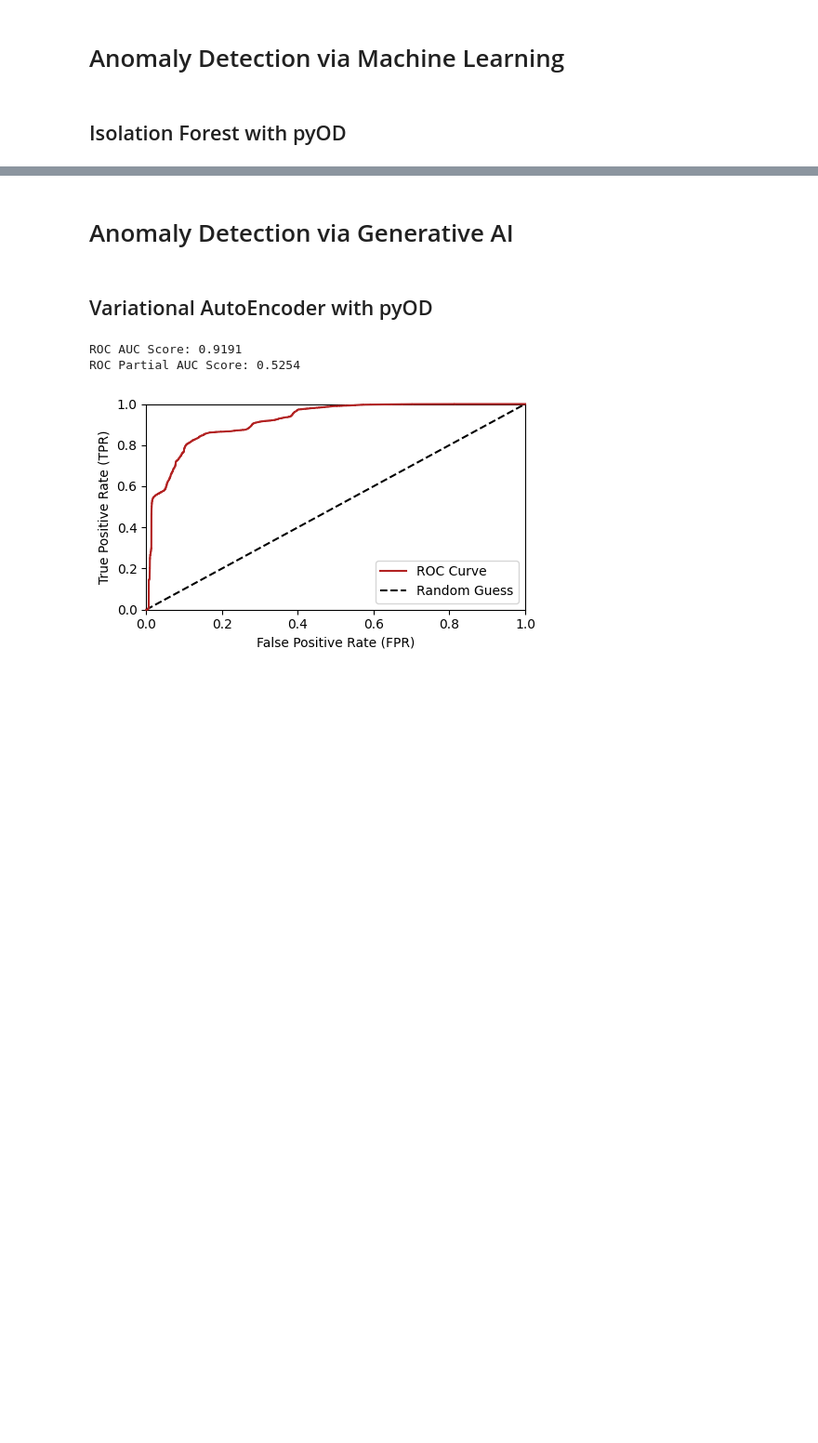
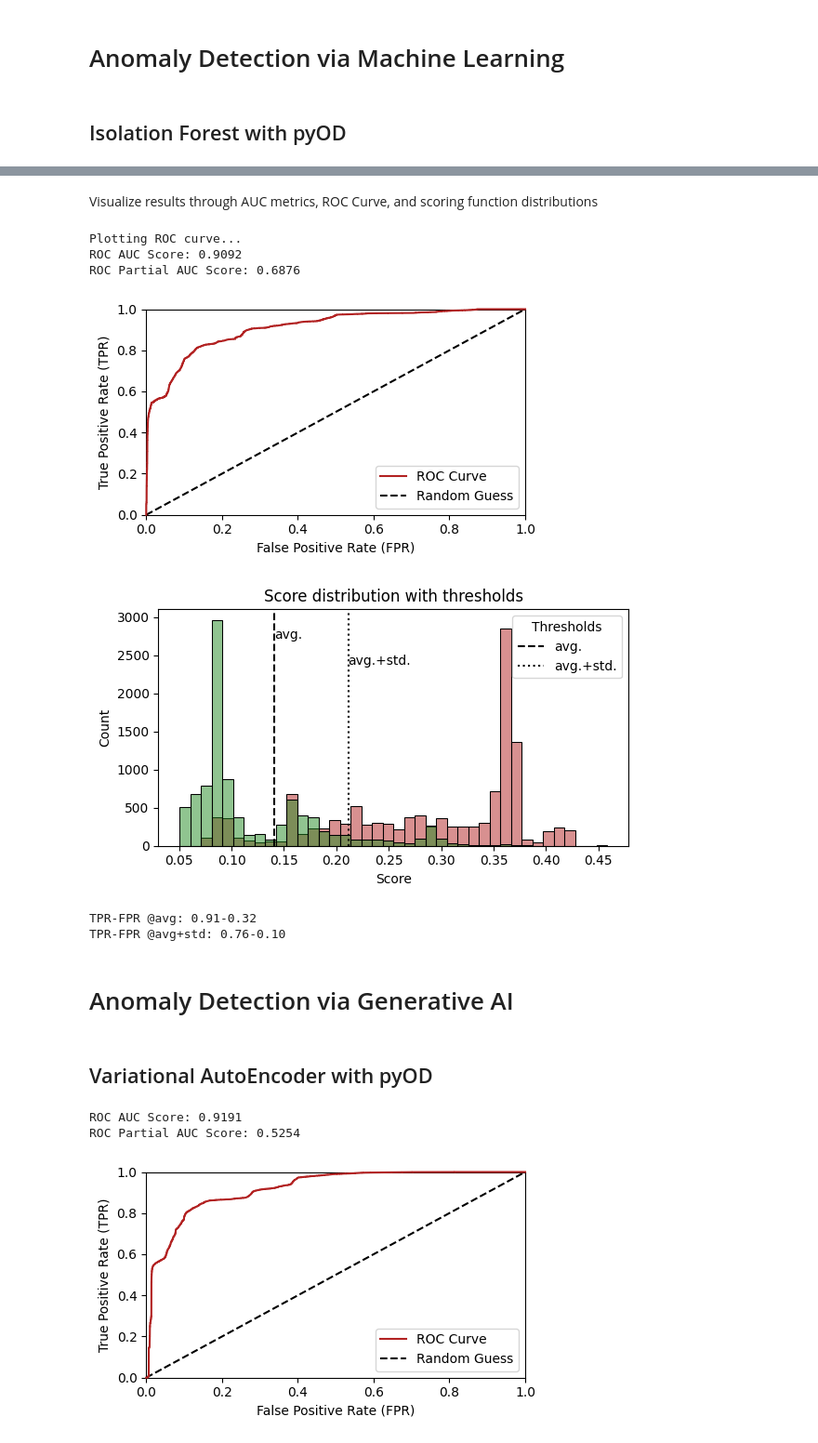
Before and after one commit to jmpr0/practical-nids, a Jupyter notebook: 01_anomaly_detection.ipynb, the cells around one changed output, grey strips where cells are left out. Shown at 93% size. Cells and saved outputs as stored; diff of their text form; code cells hidden in the pictures; blank space fills up the shorter version.

```diff
--- a/01_anomaly_detection.ipynb
+++ b/01_anomaly_detection.ipynb
@@ -119,17 +39,0 @@ This module contains utility functions and callbacks to assist with training.
-# %%
-from time import process_time
-from tensorflow.keras.callbacks import Callback
-
-class TimeEpochs(Callback):
-  """Callback to measure per-epoch training time."""
-
-  def __init__(self):
-    super().__init__()
-    self.epoch_time_start = None
-
-  def on_epoch_begin(self, epoch, logs=None):
-    self.epoch_time_start = process_time()
-
-  def on_epoch_end(self, epoch, logs=None):
-    if logs is not None:
-      logs['time'] = process_time() - self.epoch_time_start
@@ -911,3 +375,48 @@ ROC Partial AUC Score: 0.7345
+# %% [markdown]
+Visualize results through AUC metrics, ROC Curve, and scoring function distributions
+# %%
+from sklearn.metrics import roc_auc_score
+
+# Generate and save the ROC curve
+print("Plotting ROC curve...")
+
+# Convert `y_test` into binary format:
+# - Assign `0` for the legitimate class (`encoded_legit_class`).
+# - Assign `1` for anomalies (all other classes).
+y_test_binary = [0 if v == encoded_legit_class else 1 for v in y_test.astype(int)]
+
+# Compute ROC-AUC
+roc_auc = roc_auc_score(y_test_binary, y_score)
+print(f'ROC AUC Score: {roc_auc:.4f}')
+roc_pauc = roc_auc_score(y_test_binary, y_score, max_fpr=0.01)
+print(f'ROC Partial AUC Score: {roc_pauc:.4f}')
+
+# Plot the ROC curve and save it as a figure
+plot_roc(
+    y_test_binary,  # Ground truth binary labels
+    y_score,        # Predicted anomaly scores
+    savefig=os.path.join(results_path, f'ROC_{model_name}')  # Save as file
+)
+
+metrics = plot_score_hist_with_thresholds(
+    y_true=y_test_binary,
+    y_score=y_score,
+    y_score_val=y_score_val,          # or None to use y_score
+    figsize=(6, 3.5),
+    bins=40,
+    stat="count",
+    title="Score distribution with thresholds",
+)
+print(f"TPR-FPR @avg: {metrics['tpr_thr_avg']:.2f}-{metrics['fpr_thr_avg']:.2f}")
+print(f"TPR-FPR @avg+std: {metrics['tpr_thr_avg_std']:.2f}-{metrics['fpr_thr_avg_std']:.2f}")
+# %% [output]
+Plotting ROC curve...
+ROC AUC Score: 0.9092
+ROC Partial AUC Score: 0.6876
+[figure, added]
+[figure, added]
+TPR-FPR @avg: 0.91-0.32
+TPR-FPR @avg+std: 0.76-0.10
 # %% [markdown]
 # Anomaly Detection via Generative AI
 # %% [markdown]
```
Also changed, not shown: parts of 74 cells of this notebook, 7 other files.
